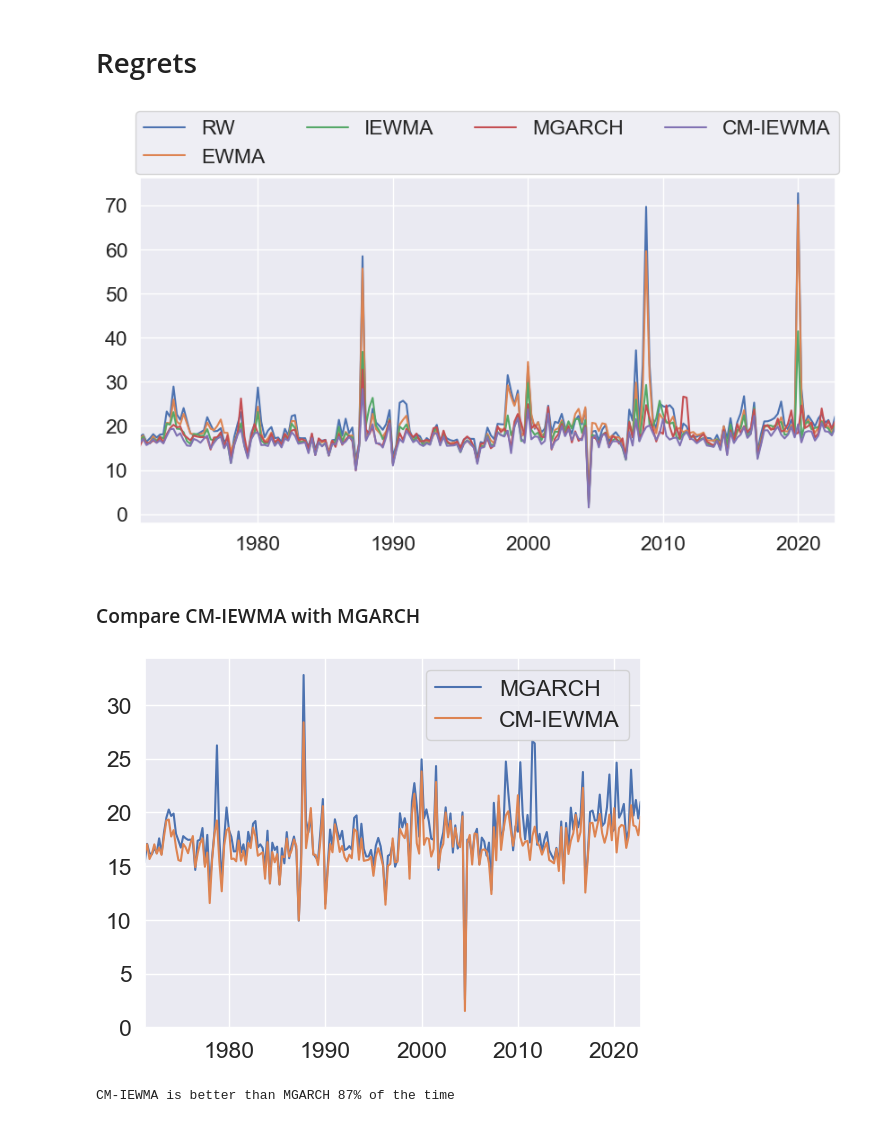
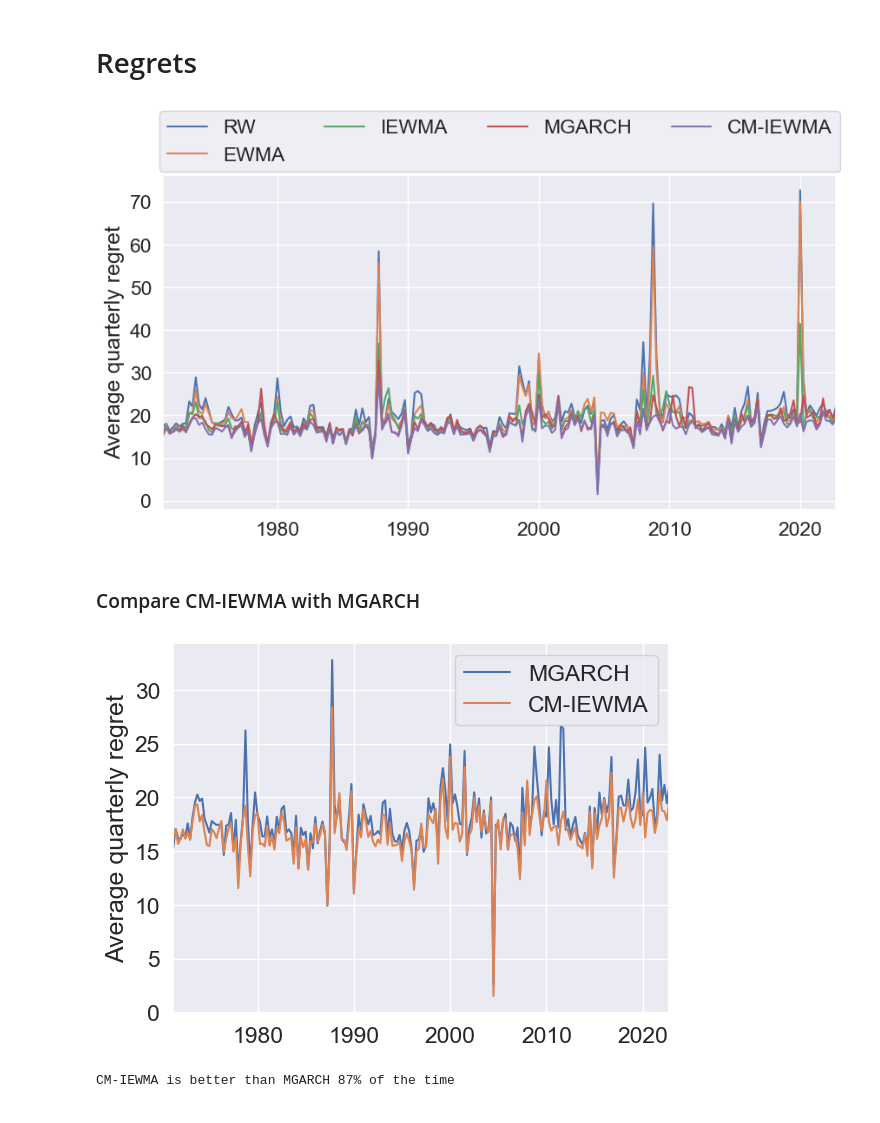
Before and after one commit to cvxgrp/cov_pred_finance, a Jupyter notebook: experiments/notebooks/industry_portfolios.ipynb, the cells around one changed output. Saved outputs shown, nothing was run; the diff lists cells and outputs as text; code cells hidden in the pictures.

```diff
--- a/experiments/notebooks/industry_portfolios.ipynb
+++ b/experiments/notebooks/industry_portfolios.ipynb
@@ -158,20 +161,22 @@ for name in names:
     else:
         regrets[name].resample("Q").mean().plot(label=name)
 plt.legend(bbox_to_anchor=(0.5, 1.1), loc='center', ncols=4, labels=names[:-1], scatterpoints=1, markerscale=5);
+plt.ylabel("Average quarterly regret");
 # plt.ylim(5,75);
 # %% [output]
-[figure, old version]
+[figure, new version]
 # %% [markdown]
 ### Compare CM-IEWMA with MGARCH
 # %%
 regret_mgarch = regrets["MGARCH"].resample("Q").mean()
 regret_cm_iewma = regrets["CM-IEWMA"].resample("Q").mean()
 
 regret_mgarch.plot(label="MGARCH")
 regret_cm_iewma.plot(label="CM-IEWMA");
+plt.ylabel("Average quarterly regret")
 plt.legend();
 # %% [output]
-[figure, old version]
+[figure, new version]
 # %%
 cm_iewma_advantage = (regret_cm_iewma - regret_mgarch < 0).mean()
 print(f"CM-IEWMA is better than MGARCH {cm_iewma_advantage:.0%} of the time")
```
Also changed, not shown: parts of 4 cells of this notebook.
